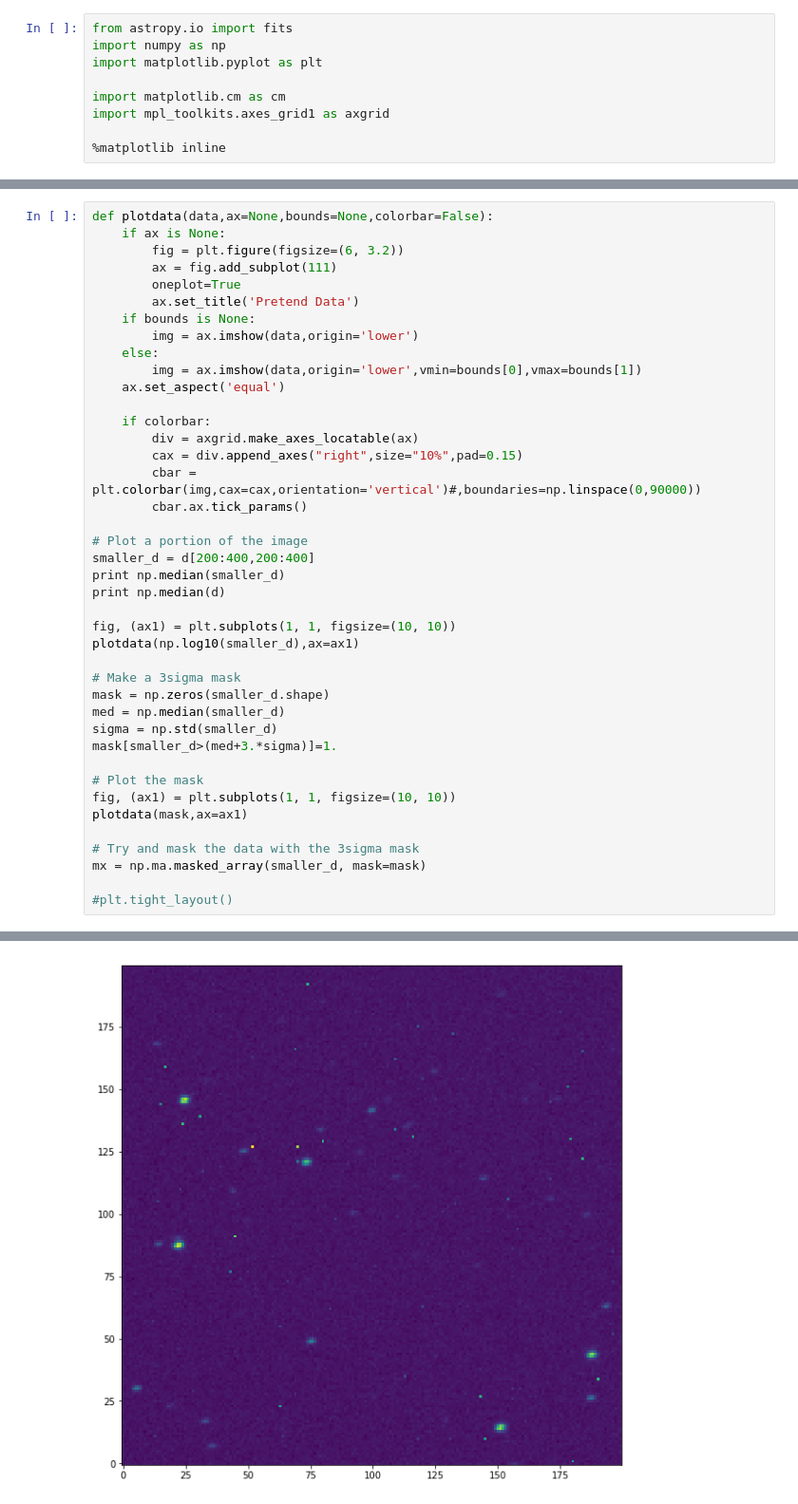
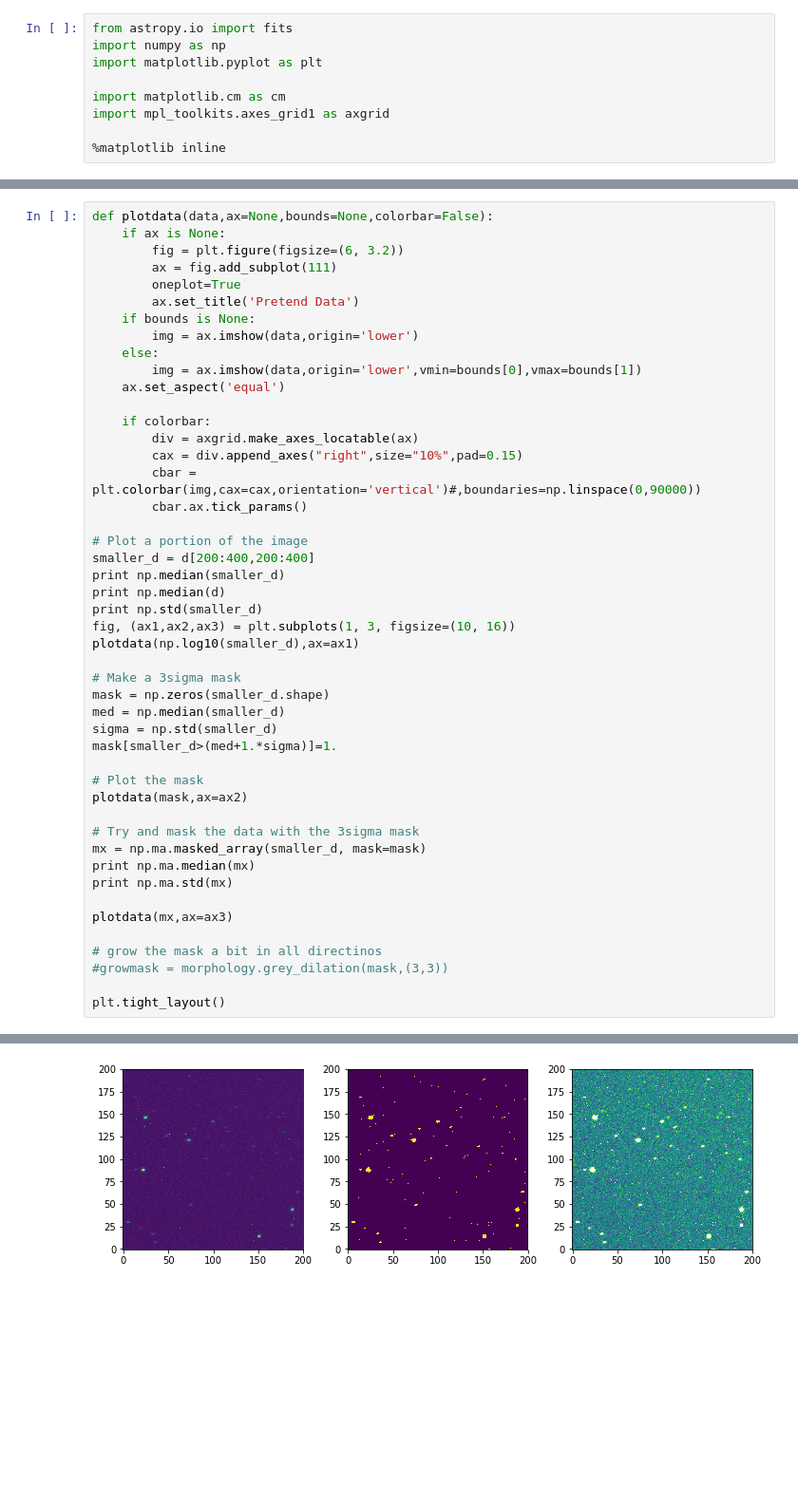
Before and after one commit to lokhorst/HalphaScripts, a Jupyter notebook: EagleSimScripts/measure_noise.ipynb, the cells around one changed output, grey strips where cells are left out. Shown at 95% size. Saved outputs shown, nothing was run; the diff lists cells and outputs as text; blank space fills up the shorter version.

Commit message:
masking the array and plotting histograms of the data -- noise

```diff
--- a/EagleSimScripts/measure_noise.ipynb
+++ b/EagleSimScripts/measure_noise.ipynb
@@ -37,24 +43,30 @@ def plotdata(data,ax=None,bounds=None,colorbar=False):
 smaller_d = d[200:400,200:400]
 print np.median(smaller_d)
 print np.median(d)
-
-fig, (ax1) = plt.subplots(1, 1, figsize=(10, 10))
+print np.std(smaller_d)
+fig, (ax1,ax2,ax3) = plt.subplots(1, 3, figsize=(10, 16))
 plotdata(np.log10(smaller_d),ax=ax1)
 
 # Make a 3sigma mask
 mask = np.zeros(smaller_d.shape)
 med = np.median(smaller_d)
 sigma = np.std(smaller_d)
-mask[smaller_d>(med+3.*sigma)]=1.
+mask[smaller_d>(med+1.*sigma)]=1.
 
 # Plot the mask
-fig, (ax1) = plt.subplots(1, 1, figsize=(10, 10))
-plotdata(mask,ax=ax1)
+plotdata(mask,ax=ax2)
 
 # Try and mask the data with the 3sigma mask
 mx = np.ma.masked_array(smaller_d, mask=mask)
+print np.ma.median(mx)
+print np.ma.std(mx)
 
-#plt.tight_layout()
+plotdata(mx,ax=ax3)
+
+# grow the mask a bit in all directinos
+#growmask = morphology.grey_dilation(mask,(3,3))
+
+plt.tight_layout()
 # %% [output]
 1907.0
 2028.0
@@ -61 +76 @@ mx = np.ma.masked_array(smaller_d, mask=mask)
-[figure, old version]
+[figure, new version]
```
Also changed, not shown: parts of 6 cells of this notebook.
